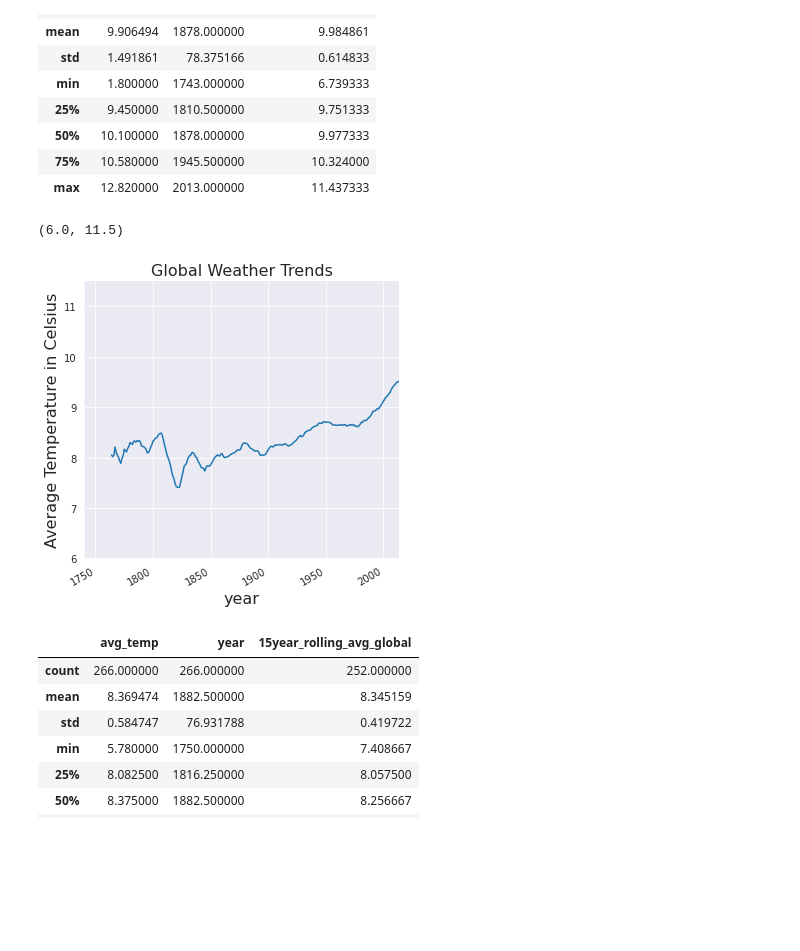
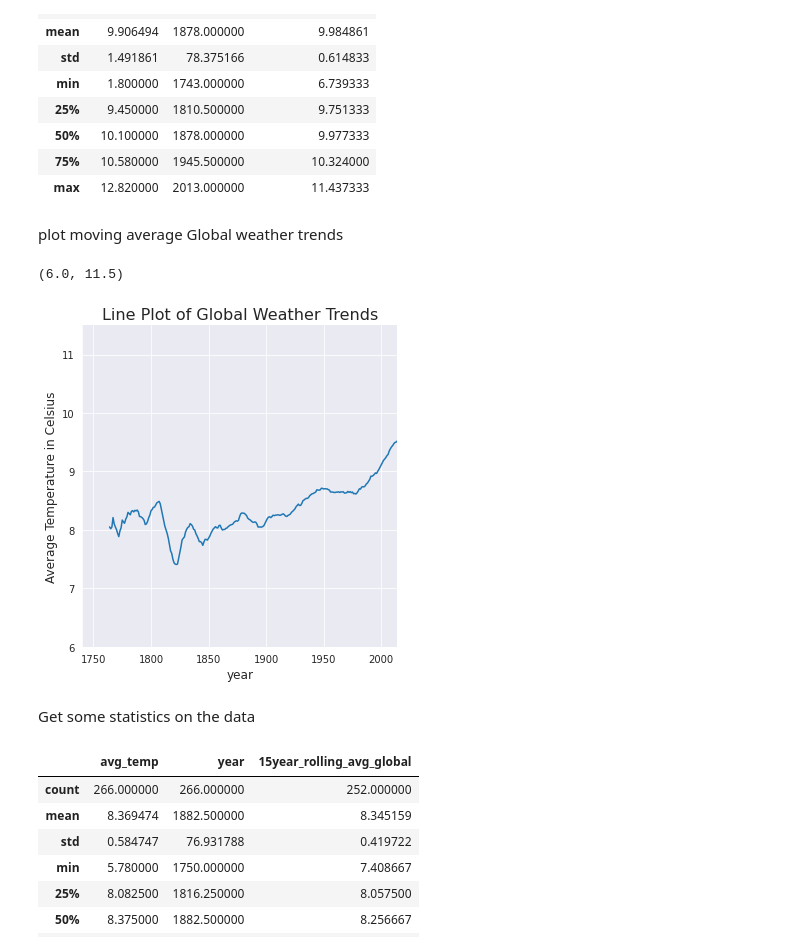
Before and after one commit to freedom-780/Weather_trends, a Jupyter notebook: Weather_project.ipynb, the cells around one changed output. Drawn from its saved outputs; the diff is of its cells as text; code cells hidden in the pictures; blank space fills up the shorter version.

```diff
--- a/Weather_project.ipynb
+++ b/Weather_project.ipynb
@@ -180,18 +182,22 @@ chicago_weather_fill.describe()
 | 50% | 10.100000 | 1878.000000 | 9.977333 |
 | 75% | 10.580000 | 1945.500000 | 10.324000 |
 | max | 12.820000 | 2013.000000 | 11.437333 |
+# %% [markdown]
+plot moving average Global weather trends
 # %%
 global_weather['15year_rolling_avg_global'] = global_weather.avg_temp.rolling(15).mean()
 # %%
-sns.relplot(x="year", y='15year_rolling_avg_global', kind="line", data=global_weather).fig.autofmt_xdate()
-plt.xlabel("year", size=16)
-plt.ylabel("Average Temperature in Celsius", size=16)
-plt.title("Global Weather Trends", size=16)
+sns.relplot(x="year", y='15year_rolling_avg_global', kind="line", data=global_weather)
+plt.xlabel("year", size=12)
+plt.ylabel("Average Temperature in Celsius", size=12)
+plt.title("Line Plot of Global Weather Trends", size=16)
 plt.xlim(xmin=1740, xmax=2014) # Used these limits from the max and mins from the two data sets
 plt.ylim(ymin=6, ymax=11.5) # Used these limits from the max and mins from the two data sets
 # %% [output]
 (6.0, 11.5)
-[figure, old version]
+[figure, new version]
+# %% [markdown]
+Get some statistics on the data
 # %%
 global_weather.describe()
 # %% [output]
```
Also changed, not shown: parts of 13 cells of this notebook.
